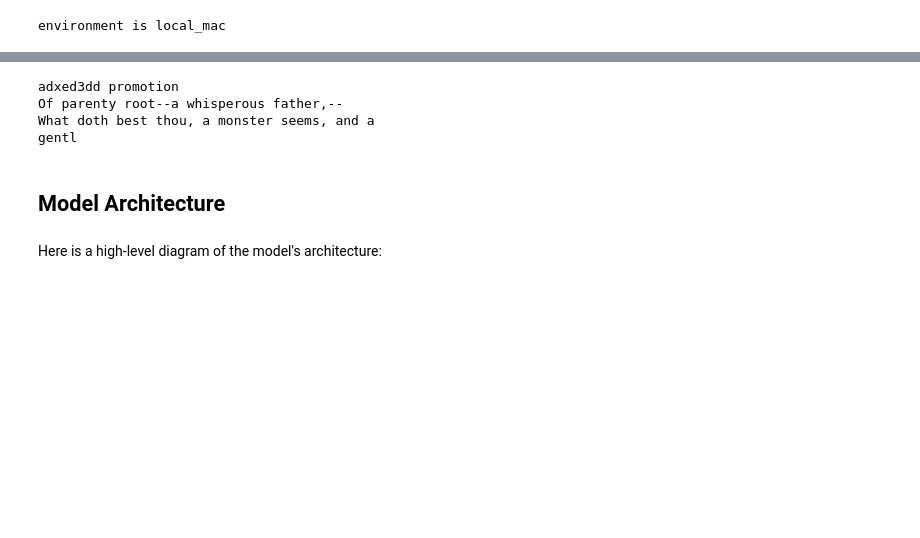
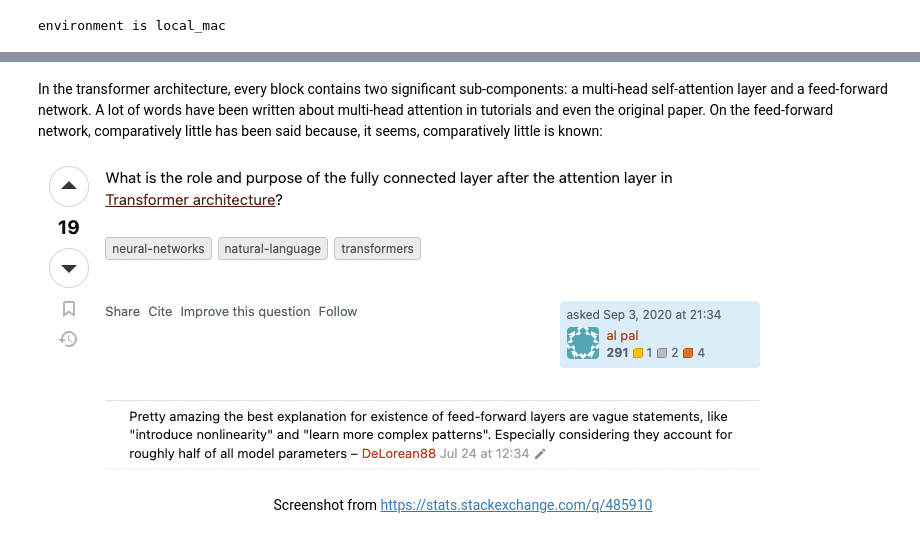
Before and after one commit to spather/transformer-experiments, a Jupyter notebook: nbs/blog_posts/block_internals.ipynb, the cells around one changed output, grey strips where cells are left out. Saved outputs shown, nothing was run; the diff lists cells and outputs as text; code cells hidden in the pictures; blank space fills up the shorter version.

```diff
--- a/nbs/blog_posts/block_internals.ipynb
+++ b/nbs/blog_posts/block_internals.ipynb
@@ -143,15 +75,3 @@ That thou tell'st my name; the sea of my life
-# %%
-_ = torch.manual_seed(1337) # Keep the output deterministic across runs
-prompt = 'adxed3dd'
-tokens = encoding_helpers.tokenize_string(prompt)
-print(tokenizer.decode(m.generate(tokens, max_new_tokens=100)[0].tolist()))
-# %% [output]
-adxed3dd promotion
-Of parenty root--a whisperous father,--
-What doth best thou, a monster seems, and a
-gentl
-# %% [markdown]
-## Model Architecture
 # %%
 # | echo: false
 def render_final_frame(scene_class: Type, quality: str = 'ql'):
@@ -160,5 +80,15 @@ def render_final_frame(scene_class: Type, quality: str = 'ql'):
         f'-v WARNING --progress_bar None -{quality} -s --disable_caching {scene_class.__name__}',
         '# dummy',
     )
-# %% [markdown]
-Here is a high-level diagram of the model's architecture:
+# %% [markdown]
+In the transformer architecture, every block contains two significant sub-components: a multi-head self-attention layer and a feed-forward network. A lot of words have been written about multi-head attention in tutorials and even the original paper. On the feed-forward network, comparatively little has been said because, it seems, comparatively little is known:
+# %%
+#| echo: false
+display(Image('./static_images/so_screenshot_on_ffwd.png'))
+# %% [output]
+[figure, added]
+# %%
+#| echo: false
+display(HTML('<p style="text-align: center;">Screenshot from <a href="https://stats.stackexchange.com/q/485910">https://stats.stackexchange.com/q/485910</a></p>'))
+# %% [output]
+Screenshot from https://stats.stackexchange.com/q/485910
```
Also changed, not shown: parts of 67 cells of this notebook, 1 other file.
